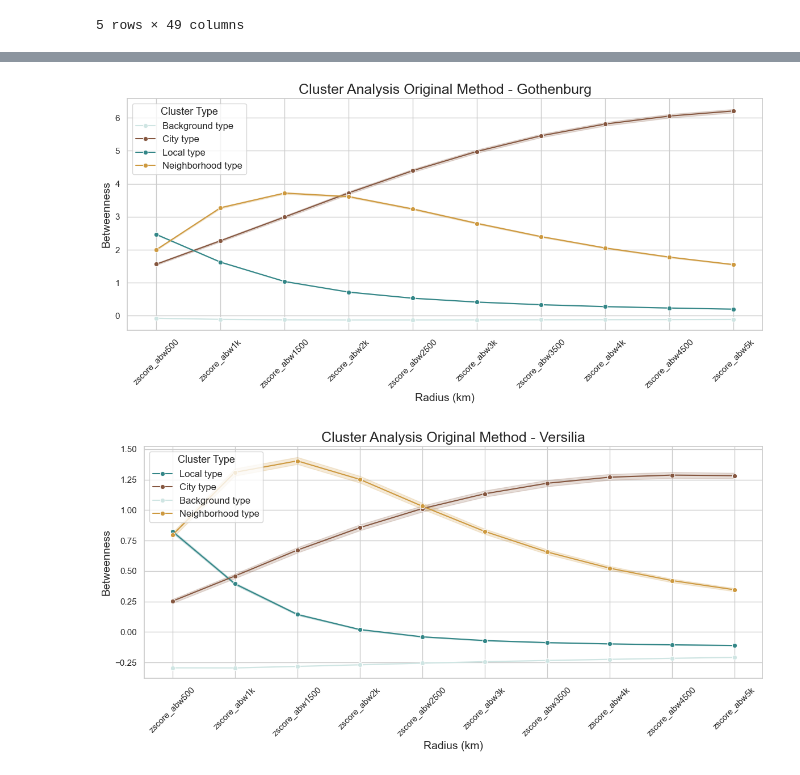
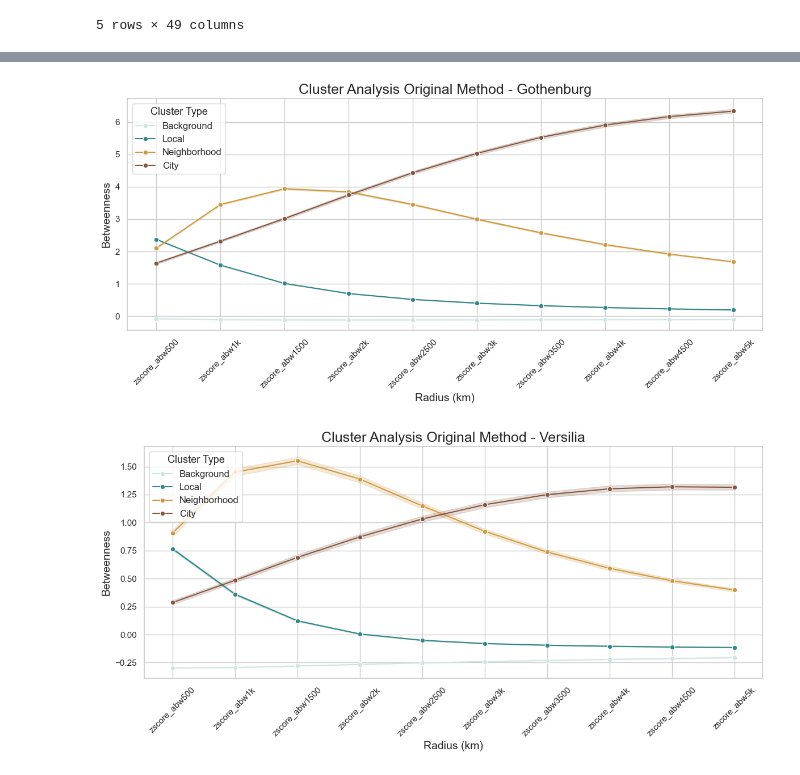
Before and after one commit to SMoG-Chalmers/multiscalar-street-types-by-context-aware-angular-betweenness, a Jupyter notebook: 1-pca-clustering/0-original-method/multiscalartypes-original-method.ipynb, the cells around one changed output, grey strips where cells are left out. Drawn from its saved outputs; the diff is of its cells as text; code cells hidden in the pictures.

Commit message:
images-code-update

```diff
--- a/1-pca-clustering/0-original-method/multiscalartypes-original-method.ipynb
+++ b/1-pca-clustering/0-original-method/multiscalartypes-original-method.ipynb
@@ -35,6 +34,8 @@ got_nms = gpd.read_postgis(got_nms_query, engine, geom_col='geometry')
 # VER_nms
 ver_nms_query = text('''SELECT * FROM s7_paper_foreground_street_networks."1_segment_analysis_nms_versilia"''')
 ver_nms = gpd.read_postgis(ver_nms_query, engine, geom_col='geometry')
+uvs_to_remove = ['6486218790_3518990414']
+ver_nms = ver_nms[~ver_nms['uv'].isin(uvs_to_remove)]
 
 # NIC_nms
 nic_nms_query = text('''SELECT * FROM s3_segment_analysis_france."s3_segment_analysis_nms_complete_nice_v2"''')
@@ -43,6 +44,8 @@ nic_nms = gpd.read_postgis(nic_nms_query, engine, geom_col='geometry')
 # LIl_nms
 lil_nms_query = text('''SELECT * FROM s3_segment_analysis_france."s3_segment_analysis_nms_complete_lille_v2"''')
 lil_nms = gpd.read_postgis(lil_nms_query, engine, geom_col='geometry')
+fids_to_remove = [23298, 116268, 221018, 233587, 116269, 221019, 233588]
+lil_nms  = lil_nms [~lil_nms ['fid'].isin(fids_to_remove)]
 
 # VIE_nms
 vie_nms_query = text('''SELECT * FROM s7_paper_foreground_street_networks."1_segment_analysis_nms_vienna"''')
@@ -564,72 +534,87 @@ plt.show()
 # %%
+import seaborn as sns
+import matplotlib.pyplot as plt
+
 # Define custom colors for each cluster type (by label)
 cluster_palette = {
-    'Background type': '#cfe5e3',
-    'Local type': '#338687',
-    'Neighborhood type': '#cd993f',
-    'City type': '#85563F'
+    'Background': '#cfe5e3',
+    'Local': '#338687',
+    'Neighborhood': '#cd993f',
+    'City': '#85563F'
 }
 
-# Map numeric cluster labels to descriptive names
+# Define cluster label mapping (numeric to name)
 cluster_label_map = {
-    0: 'Background type',
-    1: 'Local type',
-    2: 'Neighborhood type',
-    3: 'City type'
+    0: 'Background',
+    1: 'Local',
+    2: 'Neighborhood',
+    3: 'City'
 }
 
-# Filter columns that start with 'zscore_abw'
+# Ensure the cluster_4_label column is correctly mapped
+combined_pca_clustering_results['cluster_4_label'] = combined_pca_clustering_results['cluster_4'].map(cluster_label_map)
+
+# Define consistent cluster order
+cluster_order = ['Background', 'Local', 'Neighborhood', 'City']
+
+# Filter relevant columns
 norm_columns = [col for col in combined_pca_clustering_results.columns if col.startswith('zscore_abw')]
 
-# Create a new column with descriptive cluster labels
-combined_pca_clustering_results['cluster_4_label'] = combined_pca_clustering_results['cluster_4'].map(cluster_label_map)
-
-# Loop through each city and create a separate plot
+# Loop through each city
 for city in combined_pca_clustering_results['city'].unique():
     city_data = combined_pca_clustering_results[combined_pca_clustering_results['city'] == city]
 
-    # Melt the DataFrame for line plotting
+    # Melt DataFrame for plotting
     melted_no_scaling = city_data.melt(
-        id_vars=['cluster_4_label'],  # Use descriptive labels
+        id_vars=['cluster_4_label'],
         value_vars=norm_columns,
         var_name='norm variable',
         value_name='value'
     )
 
-    # Set the style
+    # Set style
     sns.set(style='whitegrid')
+    plt.figure(figsize=(12, 6))
 
-    # Create the line plot
-    plt.figure(figsize=(12, 6))
-    sns.lineplot(
+    # Plot with consistent hue order and color palette
+    ax = sns.lineplot(
         data=melted_no_scaling,
         x='norm variable',
         y='value',
-        hue='cluster_4_label',  # Descriptive cluster labels
-        marker='o',
-        palette=cluster_palette
+        hue='cluster_4_label',
+        hue_order=cluster_order,
+        palette=cluster_palette,
+        marker='o'
     )
 
-    # Customize the plot
+    # Customizing the plot
     plt.title(f'Cluster Analysis Original Method - {city}', fontsize=18)
     plt.xlabel('Radius (km)', fontsize=14)
     plt.ylabel('Betweenness', fontsize=14)
     plt.xticks(rotation=45)
+
+    # Set legend with consistent order
+    handles, labels = ax.get_legend_handles_labels()
+    label_to_handle = dict(zip(labels, handles))
+    ordered_handles = [label_to_handle[label] for label in cluster_order if label in label_to_handle]
     plt.legend(
+        handles=ordered_handles,
+        labels=cluster_order,
         title='Cluster Type',
         fontsize=12,
         title_fontsize=13,
-        loc='upper left'  # Legend position
+        loc='upper left'
     )
+
     plt.grid(True)
+    plt.tight_layout()
 
-    # Save and show the plot
-    plt.tight_layout()
+    # Save and show
     plt.savefig(
-        f'C:/Users/monaliza/PycharmProjects/paper-multiscalar-foreground-network/0_data-visualization/4_om_cluster_lineplot_{city}.png',
+        f'C:/Users/monaliza/PycharmProjects/paper-multiscalar-foreground-network/0_data-visualization/4-om-cluster-lineplot-{city}.png',
         format='png', dpi=300, bbox_inches='tight'
     )
     plt.show()
 # %% [output]
-[figure, old version]
+[figure, new version]
-[figure, old version]
+[figure, new version]
```
Also changed, not shown: parts of 22 cells of this notebook, 26 other files.
